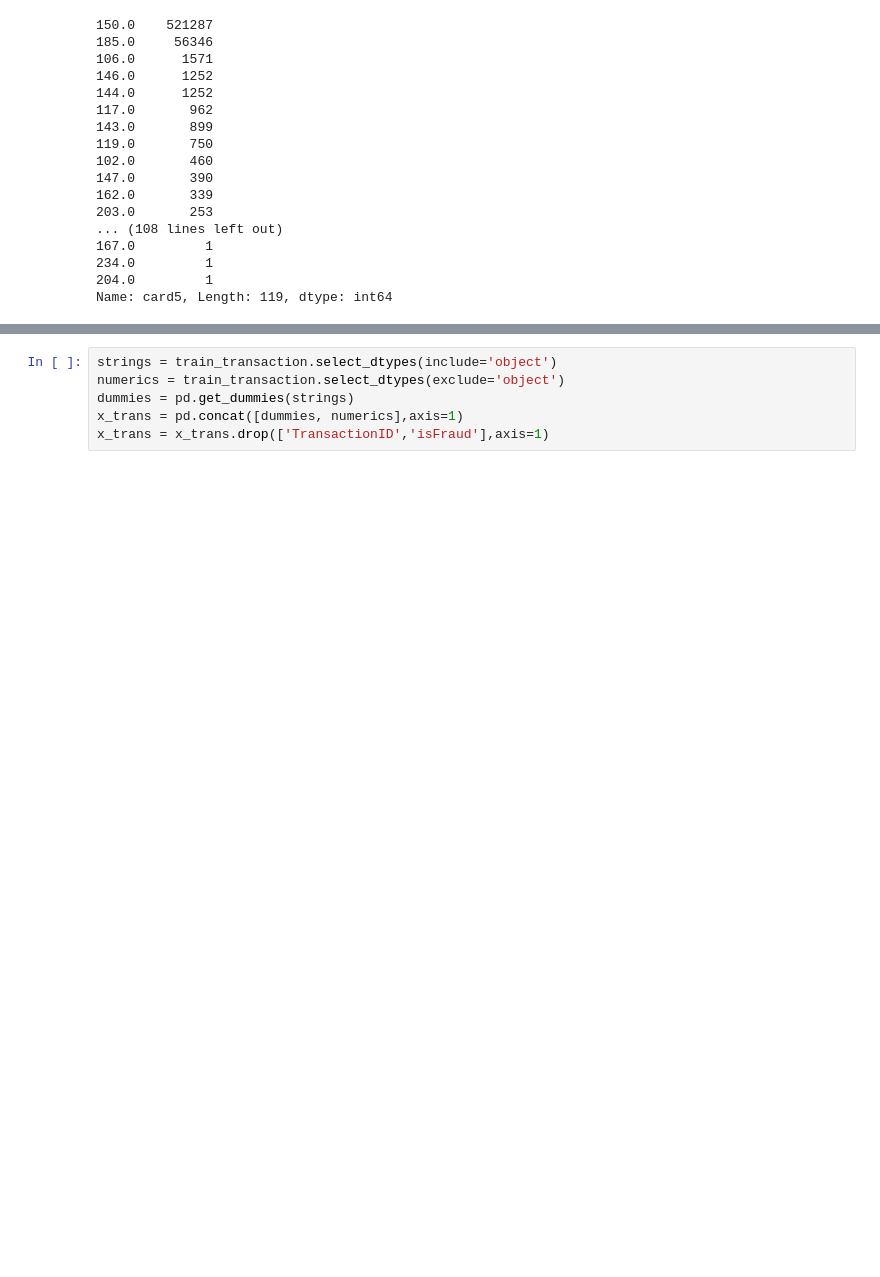
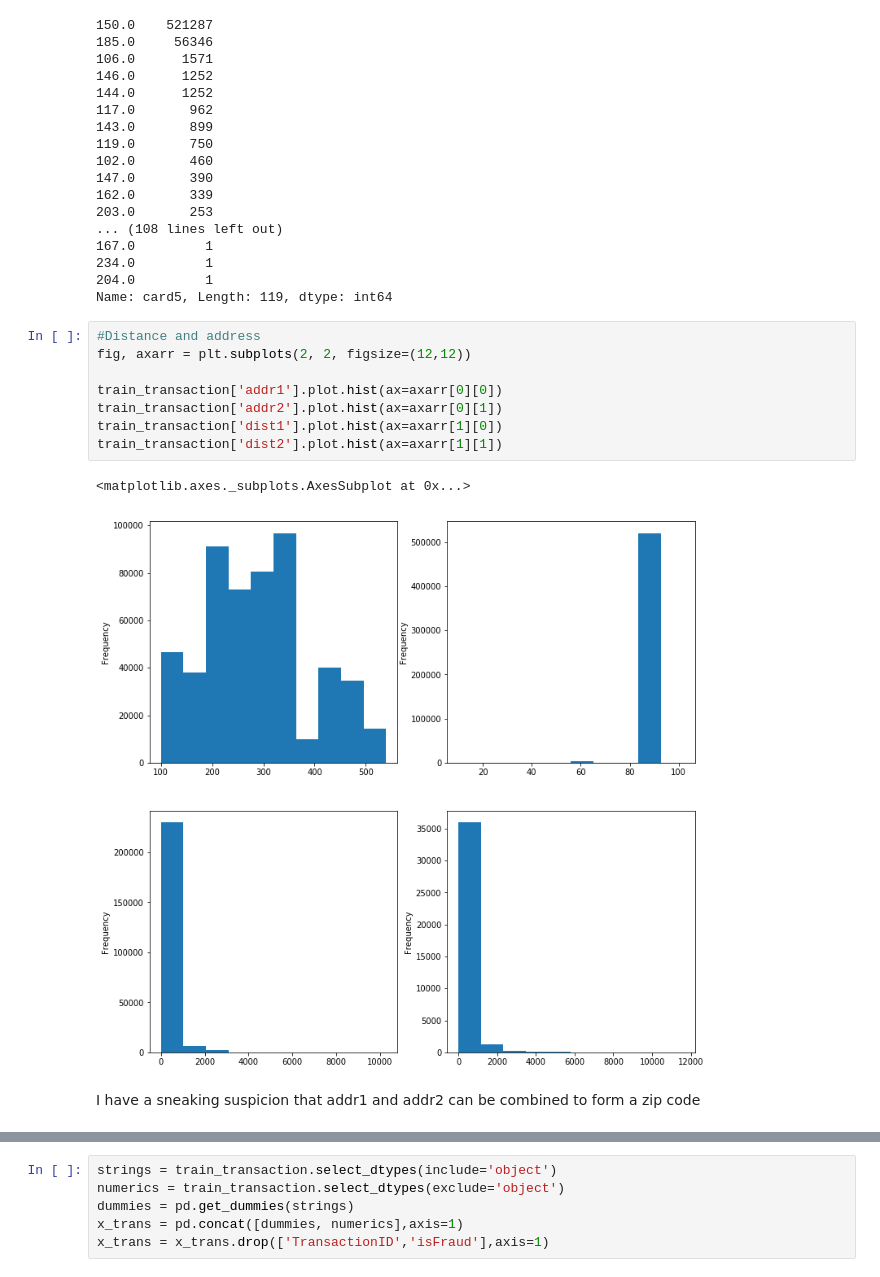
Before and after one commit to hxyue1/Fraud-Detection, a Jupyter notebook: EDA.ipynb, the cells around one changed output, grey strips where cells are left out. Cells and saved outputs as stored; diff of their text form; blank space fills up the shorter version.

Commit message:
more plotting

```diff
--- a/EDA.ipynb
+++ b/EDA.ipynb
@@ -226,3 +229,16 @@ print(train_transaction['card5'].value_counts())
 234.0         1
 204.0         1
 Name: card5, Length: 119, dtype: int64
+# %%
+#Distance and address
+fig, axarr = plt.subplots(2, 2, figsize=(12,12))
+
+train_transaction['addr1'].plot.hist(ax=axarr[0][0])
+train_transaction['addr2'].plot.hist(ax=axarr[0][1])
+train_transaction['dist1'].plot.hist(ax=axarr[1][0])
+train_transaction['dist2'].plot.hist(ax=axarr[1][1])
+# %% [output]
+<matplotlib.axes._subplots.AxesSubplot at 0x...>
+[figure, added]
+# %% [markdown]
+I have a sneaking suspicion that addr1 and addr2 can be combined to form a zip code
```
Also changed, not shown: parts of 3 cells of this notebook.
